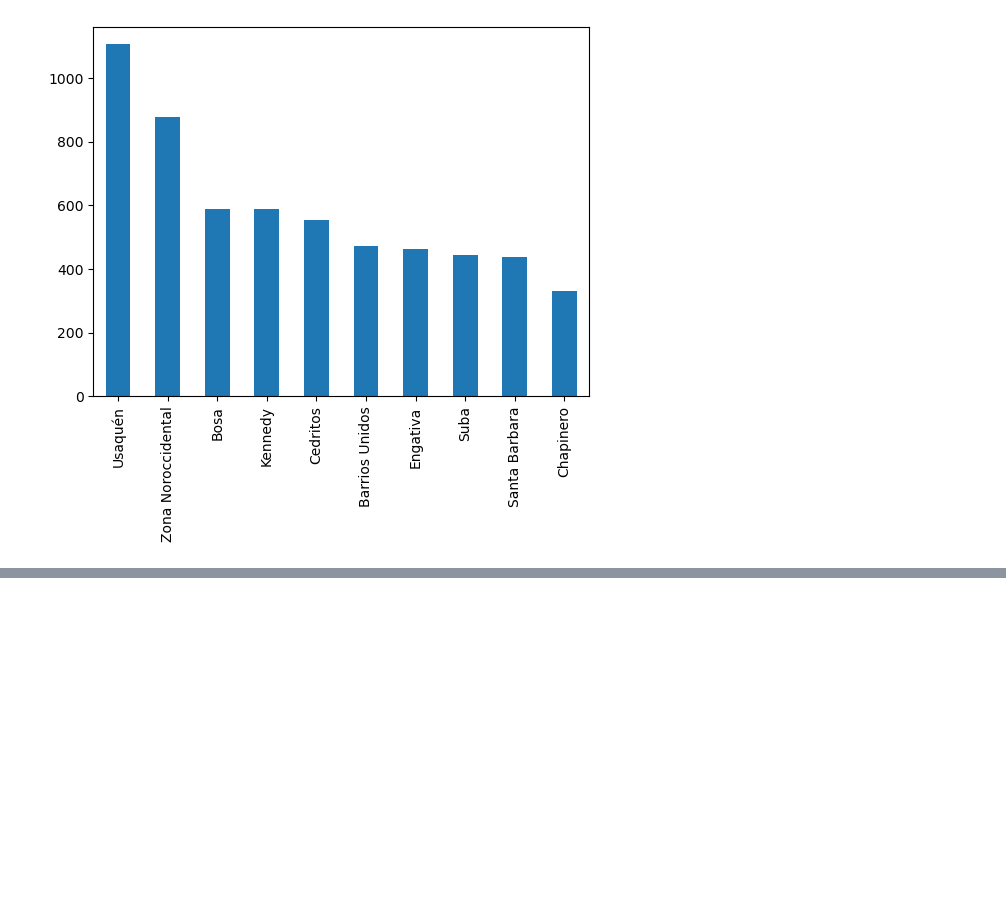
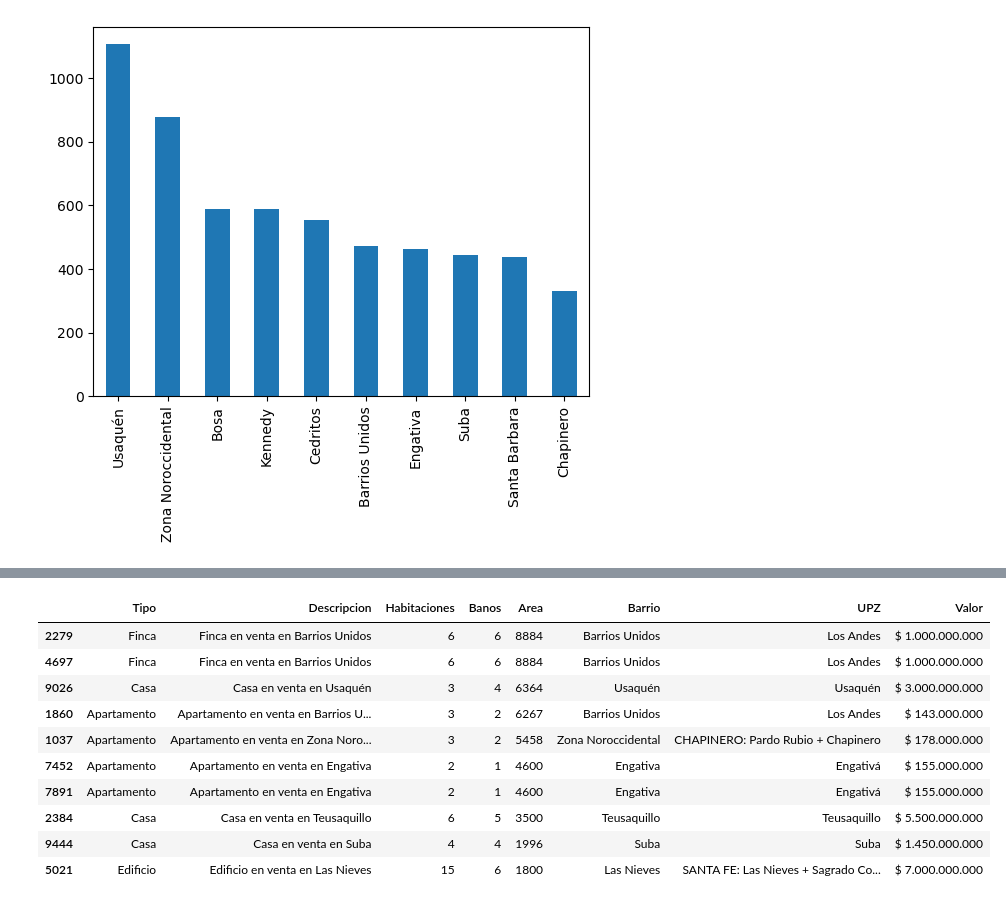
Before and after one commit to LMmansilla/Inmersion_Datos_Alura, a Jupyter notebook: Inmersion_Datos_Alura.ipynb, the cells around one changed output, grey strips where cells are left out. Saved outputs shown, nothing was run; the diff lists cells and outputs as text; code cells hidden in the pictures; blank space fills up the shorter version.

```diff
--- a/Inmersion_Datos_Alura.ipynb
+++ b/Inmersion_Datos_Alura.ipynb
@@ -218,0 +312,23 @@ inmuebles_barrio.head(10).plot.bar()
+# %%
+# Se realiza la limpieza de los outliers
+
+
+# Crear una máscara booleana basada en la condición
+condicion = inmuebles['Area'] < 10000
+
+# Aplicar la máscara al DataFrame para filtrar las filas
+inmuebles_ref = inmuebles[condicion]
+
+inmuebles_ref.sort_values(by= 'Area', ascending=False).head(10)
+# %% [output]
+|  | Tipo | Descripcion | Habitaciones | Banos | Area | Barrio | UPZ | Valor |
+| 2279 | Finca | Finca en venta en Barrios Unidos | 6 | 6 | 8884 | Barrios Unidos | Los Andes | $ 1.000.000.000 |
+| 4697 | Finca | Finca en venta en Barrios Unidos | 6 | 6 | 8884 | Barrios Unidos | Los Andes | $ 1.000.000.000 |
+| 9026 | Casa | Casa en venta en Usaquén | 3 | 4 | 6364 | Usaquén | Usaquén | $ 3.000.000.000 |
+| 1860 | Apartamento | Apartamento en venta en Barrios U... | 3 | 2 | 6267 | Barrios Unidos | Los Andes | $ 143.000.000 |
+| 1037 | Apartamento | Apartamento en venta en Zona Noro... | 3 | 2 | 5458 | Zona Noroccidental | CHAPINERO: Pardo Rubio + Chapinero | $ 178.000.000 |
+| 7452 | Apartamento | Apartamento en venta en Engativa | 2 | 1 | 4600 | Engativa | Engativá | $ 155.000.000 |
+| 7891 | Apartamento | Apartamento en venta en Engativa | 2 | 1 | 4600 | Engativa | Engativá | $ 155.000.000 |
+| 2384 | Casa | Casa en venta en Teusaquillo | 6 | 5 | 3500 | Teusaquillo | Teusaquillo | $ 5.500.000.000 |
+| 9444 | Casa | Casa en venta en Suba | 4 | 4 | 1996 | Suba | Suba | $ 1.450.000.000 |
+| 5021 | Edificio | Edificio en venta en Las Nieves | 15 | 6 | 1800 | Las Nieves | SANTA FE: Las Nieves + Sagrado Co... | $ 7.000.000.000 |
```
Also changed, not shown: parts of 33 cells of this notebook.
